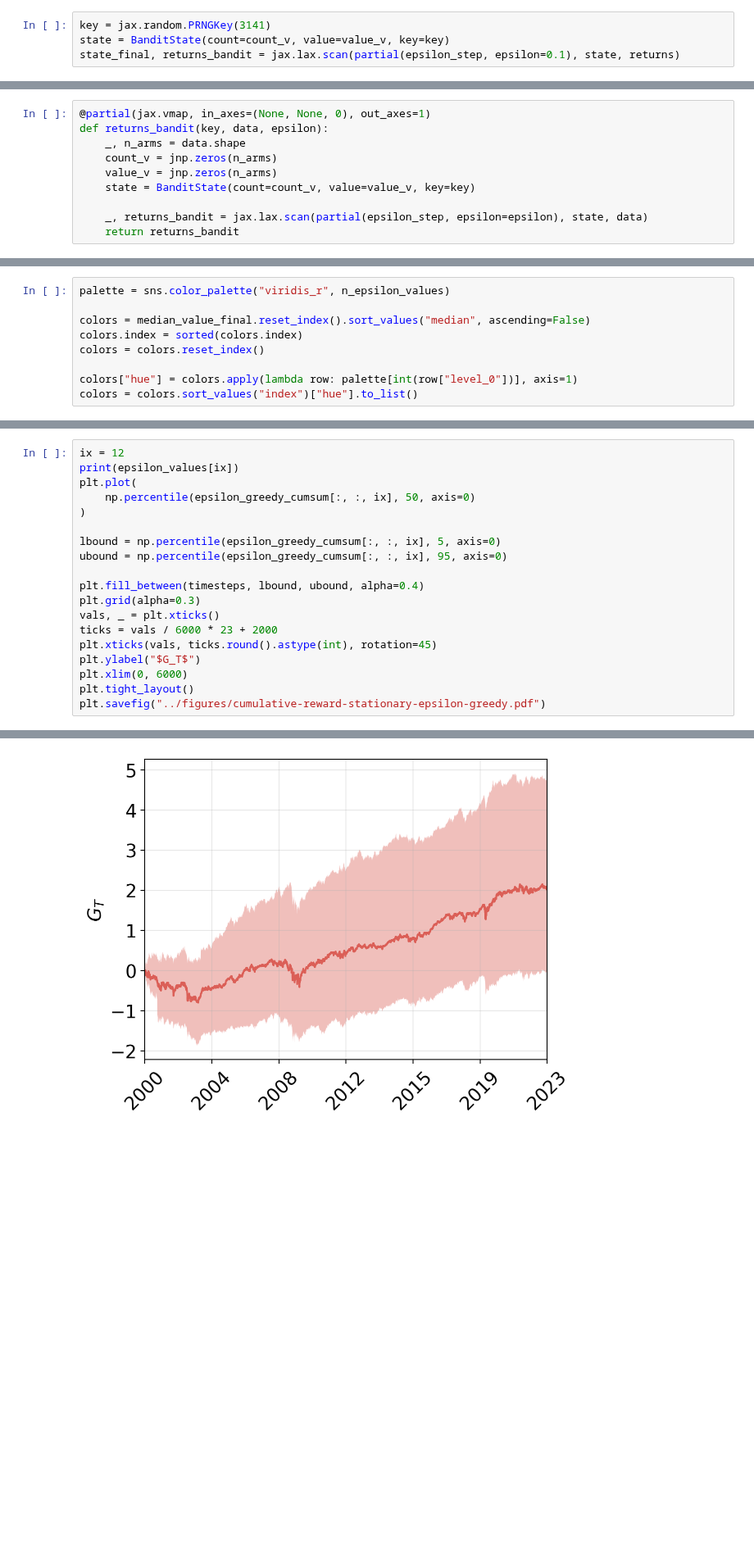
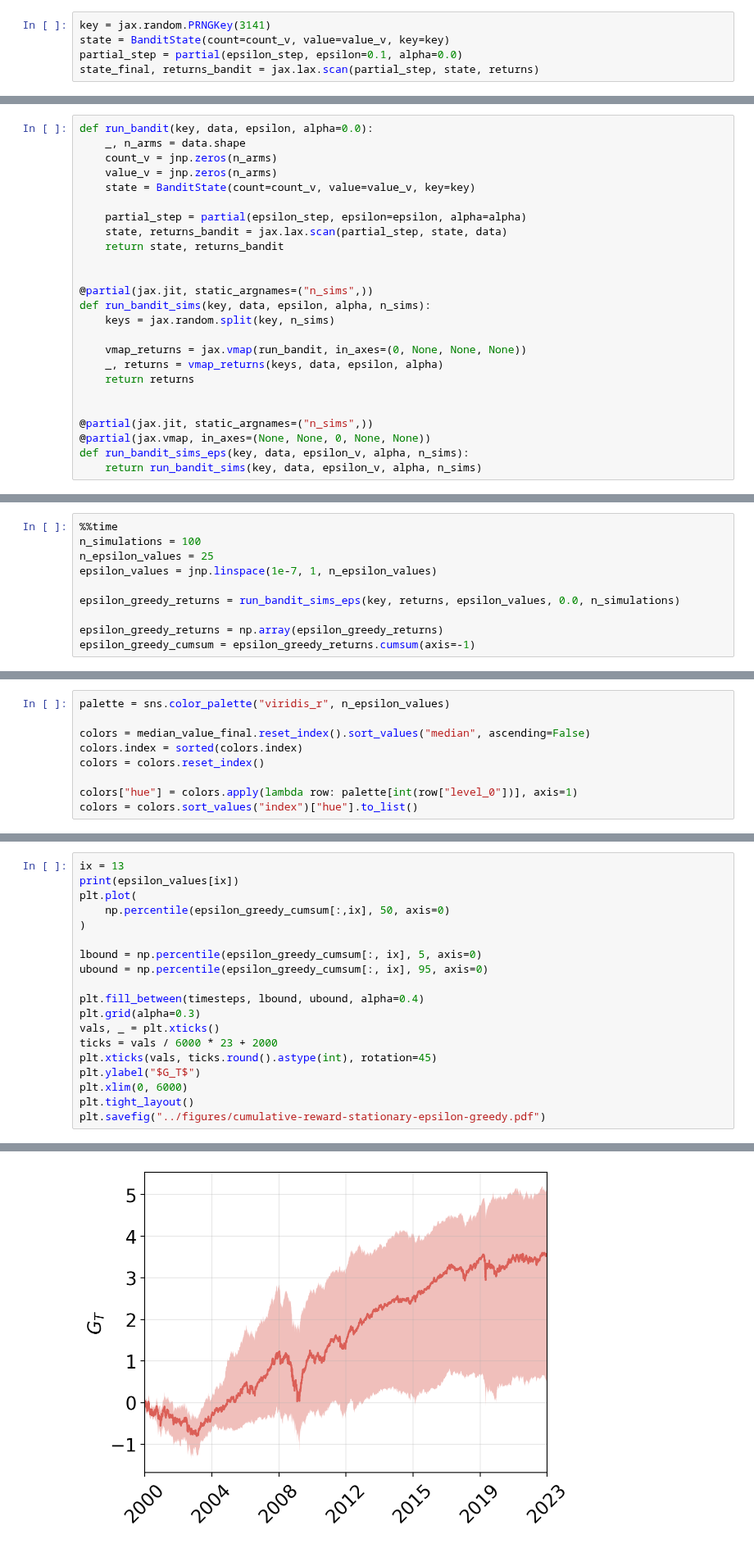
Before and after one commit to sapienzaio/online-ml-finance, a Jupyter notebook: 06-reinforcement-learning/epsilon-greedy-strategy.ipynb, the cells around one changed output, grey strips where cells are left out. Shown at 82% size. Saved outputs shown, nothing was run; the diff lists cells and outputs as text; blank space fills up the shorter version.

Commit message:
rl-refactor: epsilon-greedy-strategy

```diff
--- a/06-reinforcement-learning/epsilon-greedy-strategy.ipynb
+++ b/06-reinforcement-learning/epsilon-greedy-strategy.ipynb
@@ -132,7 +142,8 @@ def epsilon_step(state, returns, epsilon):
 # %%
 key = jax.random.PRNGKey(3141)
 state = BanditState(count=count_v, value=value_v, key=key)
-state_final, returns_bandit = jax.lax.scan(partial(epsilon_step, epsilon=0.1), state, returns)
+partial_step = partial(epsilon_step, epsilon=0.1, alpha=0.0)
+state_final, returns_bandit = jax.lax.scan(partial_step, state, returns)
 # %%
 plt.plot(returns_bandit.cumsum())
 plt.grid(alpha=0.3)
@@ -141,10 +152,25 @@ plt.grid(alpha=0.3)
 # %%
-@partial(jax.vmap, in_axes=(None, None, 0), out_axes=1)
-def returns_bandit(key, data, epsilon):
+def run_bandit(key, data, epsilon, alpha=0.0):
     _, n_arms = data.shape
     count_v = jnp.zeros(n_arms)
     value_v = jnp.zeros(n_arms)
     state = BanditState(count=count_v, value=value_v, key=key)
 
-    _, returns_bandit = jax.lax.scan(partial(epsilon_step, epsilon=epsilon), state, data)
-    return returns_bandit
+    partial_step = partial(epsilon_step, epsilon=epsilon, alpha=alpha)
+    state, returns_bandit = jax.lax.scan(partial_step, state, data)
+    return state, returns_bandit
+
+
+@partial(jax.jit, static_argnames=("n_sims",))
+def run_bandit_sims(key, data, epsilon, alpha, n_sims):
+    keys = jax.random.split(key, n_sims)
+
+    vmap_returns = jax.vmap(run_bandit, in_axes=(0, None, None, None))
+    _, returns = vmap_returns(keys, data, epsilon, alpha)
+    return returns
+
+
+@partial(jax.jit, static_argnames=("n_sims",))
+@partial(jax.vmap, in_axes=(None, None, 0, None, None))
+def run_bandit_sims_eps(key, data, epsilon_v, alpha, n_sims):
+    return run_bandit_sims(key, data, epsilon_v, alpha, n_sims)
@@ -163,0 +177,10 @@ Wall time: 11.2 s
+# %%
+%%time
+n_simulations = 100
+n_epsilon_values = 25
+epsilon_values = jnp.linspace(1e-7, 1, n_epsilon_values)
+
+epsilon_greedy_returns = run_bandit_sims_eps(key, returns, epsilon_values, 0.0, n_simulations)
+
+epsilon_greedy_returns = np.array(epsilon_greedy_returns)
+epsilon_greedy_cumsum = epsilon_greedy_returns.cumsum(axis=-1)
@@ -251,12 +277,12 @@ plt.savefig("../figures/rl-stationary-bandit-distribution.pdf")
 # %%
-ix = 12
+ix = 13
 print(epsilon_values[ix])
 plt.plot(
-    np.percentile(epsilon_greedy_cumsum[:, :, ix], 50, axis=0)
+    np.percentile(epsilon_greedy_cumsum[:,ix], 50, axis=0)
 )
 
-lbound = np.percentile(epsilon_greedy_cumsum[:, :, ix], 5, axis=0)
-ubound = np.percentile(epsilon_greedy_cumsum[:, :, ix], 95, axis=0)
+lbound = np.percentile(epsilon_greedy_cumsum[:, ix], 5, axis=0)
+ubound = np.percentile(epsilon_greedy_cumsum[:, ix], 95, axis=0)
 
 plt.fill_between(timesteps, lbound, ubound, alpha=0.4)
 plt.grid(alpha=0.3)
@@ -272,3 +298,3 @@ plt.savefig("../figures/cumulative-reward-stationary-epsilon-greedy.pdf")
-[figure, old version]
+[figure, new version]
 # %% [markdown]
 ## Non-stationary version
```
Also changed, not shown: parts of 18 cells of this notebook.
